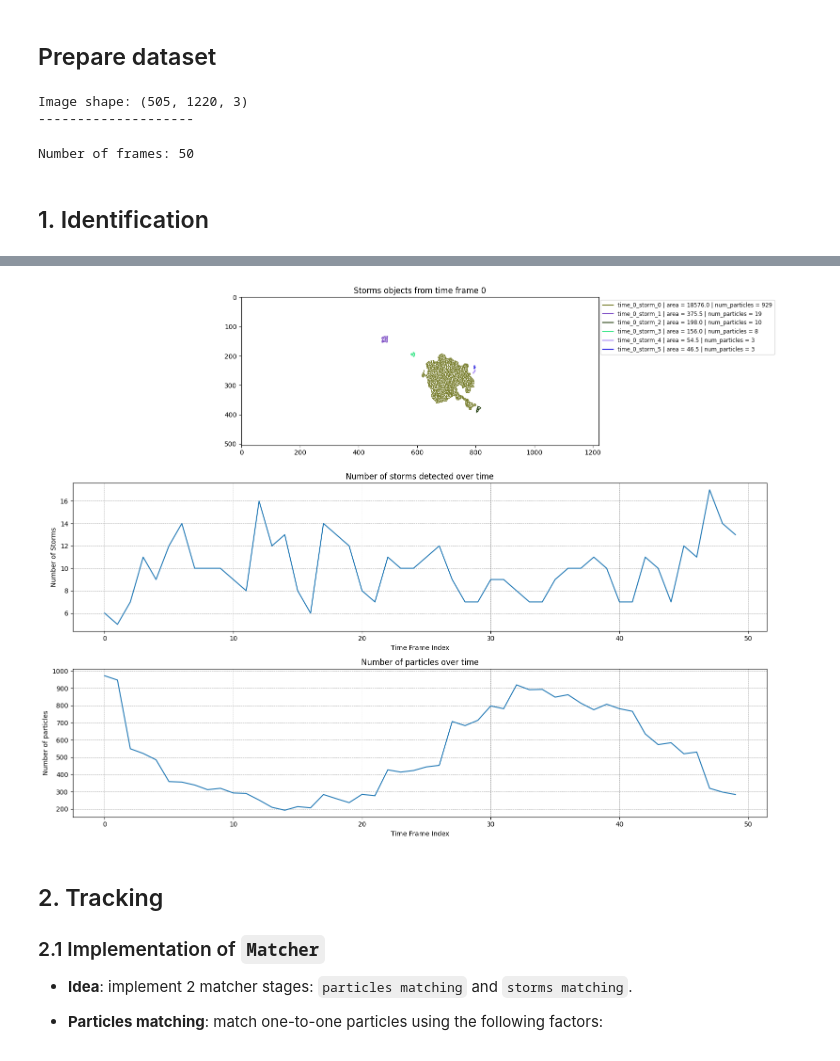
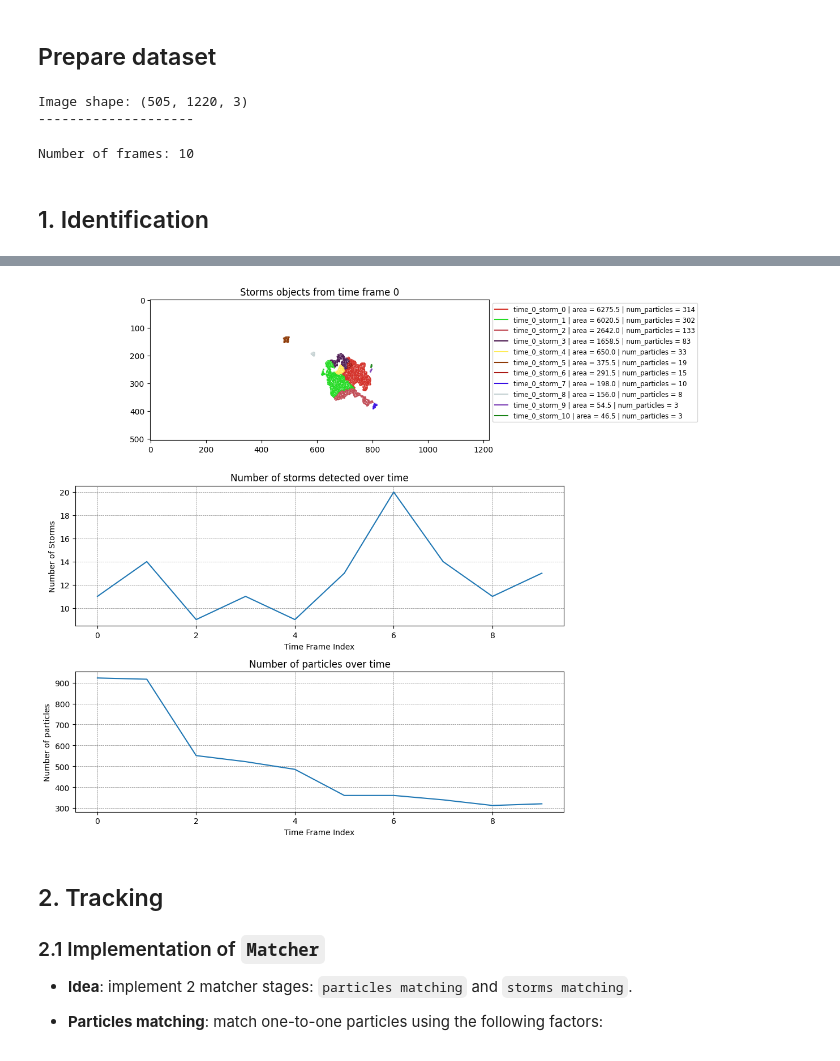
Before and after one commit to quochieu586/Thunderstorm-Nowcasting-Geometry-Topology-Approach, a Jupyter notebook: Our_implementation.ipynb, the cells around one changed output, grey strips where cells are left out. Saved outputs shown, nothing was run; the diff lists cells and outputs as text; code cells hidden in the pictures.

```diff
--- a/Our_implementation.ipynb
+++ b/Our_implementation.ipynb
@@ -16,7 +16,7 @@ SOURCE_PATH = "data/image_old/philippines_13.269_123.832"
 
 img_paths = [
     os.path.join(SOURCE_PATH, img_name) for img_name in sorted(os.listdir(SOURCE_PATH)) if img_name.endswith('.png')
-][:50]
+][:10]
 
 img_shape = read_image(img_paths[0]).shape       # get shape of the image
 print(f"Image shape: {img_shape}")
@@ -32,6 +32,6 @@ print(f"Number of frames: {len(dbz_maps)}")
 # %% [output]
 Image shape: (505, 1220, 3)
 --------------------
-Number of frames: 50
+Number of frames: 10
 # %% [markdown]
 ## 1. Identification
@@ -124,15 +132,15 @@ class ShapeVectorStorm(StormObject):
 # %%
-# identifier = HypothesisIdentifier()
-identifier = SimpleContourIdentifier()
+identifier = HypothesisIdentifier()
+# identifier = SimpleContourIdentifier()
 storms_map_time_lst: list[ShapeVectorStorm] = []
 
 for time_idx, (path, dbz_map) in tqdm(enumerate(zip(img_paths, dbz_maps)), total=len(img_paths), desc="Processing images and detecting storms"):
     file_name = path.split("/")[-1].split(".")[0]
 
     # Convert contours to polygons
-    # contours = identifier.identify_storm(dbz_map, threshold=THRESHOLD, filter_area=FILTER_AREA,
-    #                                 distance_dbz_threshold=DISTANCE_DBZ, filter_center=FILTER_CENTER)
-    contours = identifier.identify_storm(dbz_map, threshold=THRESHOLD, filter_area=FILTER_AREA)
+    contours = identifier.identify_storm(dbz_map, threshold=THRESHOLD, filter_area=FILTER_AREA,
+                                    distance_dbz_threshold=DISTANCE_DBZ, filter_center=FILTER_CENTER)
+    # contours = identifier.identify_storm(dbz_map, threshold=THRESHOLD, filter_area=FILTER_AREA)
     polygons = convert_contours_to_polygons(contours)
     polygons = sorted(polygons, key=lambda x: x.area, reverse=True)
 
@@ -155,7 +163,7 @@ for storms_map in storms_map_time_lst:
 
 print("-"*20)
 # print number of detected storms over time
-plt.figure(figsize=(10, 14))
+plt.figure(figsize=(12, 10))
 
 plt.subplot(3,1,1)
 blank_image = np.ones(img_shape, dtype=np.uint8) * 255
@@ -169,10 +177,10 @@ for storm in storms_map_time_lst[0].storms:
     plt.scatter(x_points, y_points, color=np.array(color)/255.0, s=1)
     cv2.drawContours(blank_image, convert_polygons_to_contours([storm.contour]), -1, color, thickness=1)
 
-plt.legend(loc="upper right", fontsize='small', ncol=1)
+# plt.legend(loc="upper right", fontsize='small', ncol=1)
 plt.imshow(blank_image,cmap="grey")
 plt.title('Storms objects from time frame 0')
-plt.legend(bbox_to_anchor=(1.5, 1), loc="upper right", fontsize='small', ncol=1)
+plt.legend(bbox_to_anchor=(1, 1), loc="upper left", fontsize='small', ncol=1)
 plt.tight_layout()
 
 
@@ -215,5 +218,5 @@ Time: 2025-01-08 08:04:56 | Detected storms: 13
 --------------------
-[figure, old version]
+[figure, new version]
 # %% [markdown]
 ## 2. Tracking
 
```
Also changed, not shown: parts of 6 cells of this notebook, 2 other files.
